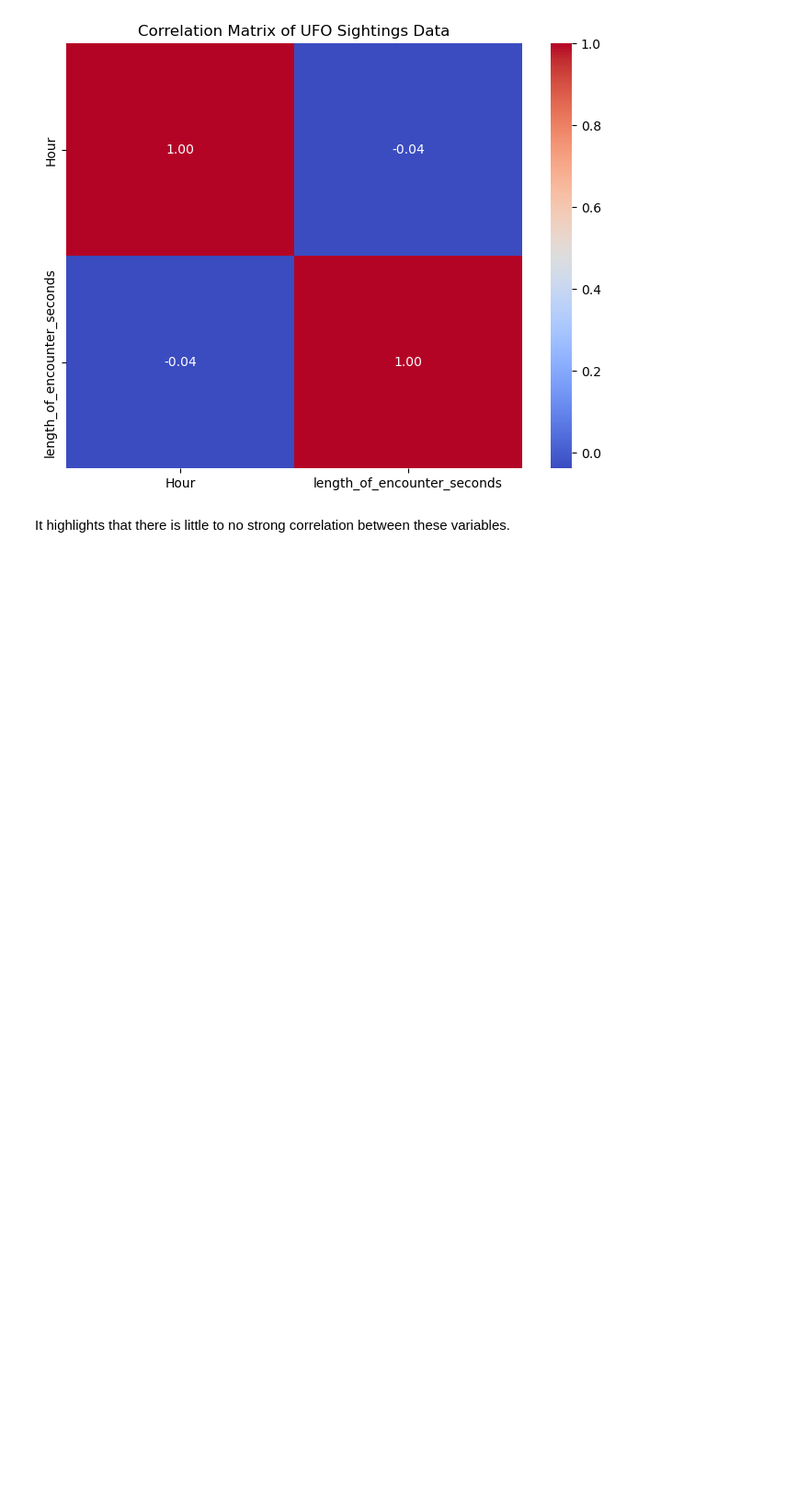
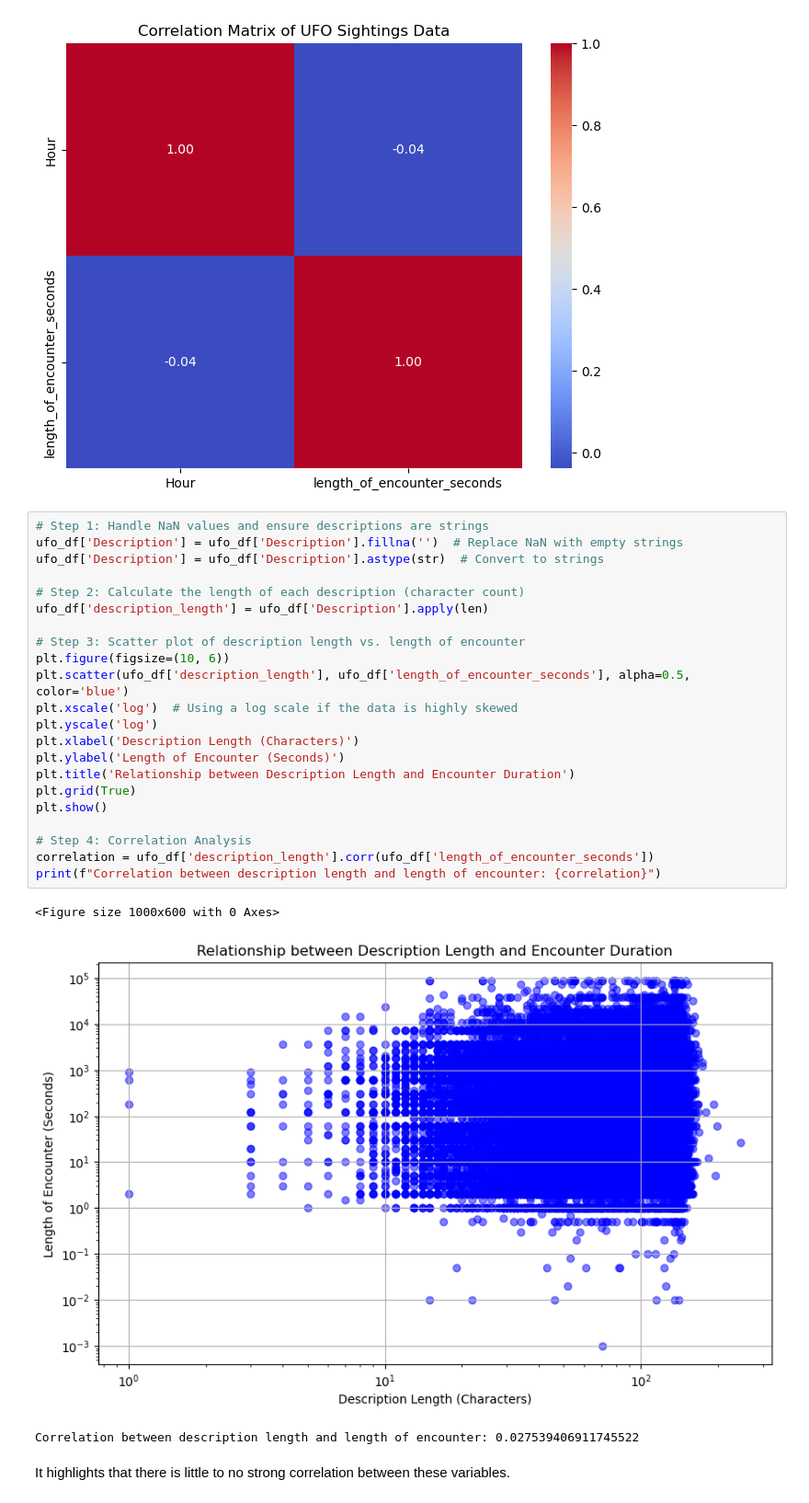
Before and after one commit to quadrillionaiire/Phase-1-Project, a Jupyter notebook: notebooks/clean_notebook.ipynb, the cells around one changed output. Shown at 92% size. Saved outputs shown, nothing was run; the diff lists cells and outputs as text; blank space fills up the shorter version.

```diff
--- a/notebooks/clean_notebook.ipynb
+++ b/notebooks/clean_notebook.ipynb
@@ -629,6 +688,32 @@ plt.title('Correlation Matrix of UFO Sightings Data')
 plt.show()
 # %% [output]
 [figure]
+# %%
+# Step 1: Handle NaN values and ensure descriptions are strings
+ufo_df['Description'] = ufo_df['Description'].fillna('')  # Replace NaN with empty strings
+ufo_df['Description'] = ufo_df['Description'].astype(str)  # Convert to strings
+
+# Step 2: Calculate the length of each description (character count)
+ufo_df['description_length'] = ufo_df['Description'].apply(len)
+
+# Step 3: Scatter plot of description length vs. length of encounter
+plt.figure(figsize=(10, 6))
+plt.scatter(ufo_df['description_length'], ufo_df['length_of_encounter_seconds'], alpha=0.5, color='blue')
+plt.xscale('log')  # Using a log scale if the data is highly skewed
+plt.yscale('log')
+plt.xlabel('Description Length (Characters)')
+plt.ylabel('Length of Encounter (Seconds)')
+plt.title('Relationship between Description Length and Encounter Duration')
+plt.grid(True)
+plt.show()
+
+# Step 4: Correlation Analysis
+correlation = ufo_df['description_length'].corr(ufo_df['length_of_encounter_seconds'])
+print(f"Correlation between description length and length of encounter: {correlation}")
+# %% [output]
+<Figure size 1000x600 with 0 Axes>
+[figure, added]
+Correlation between description length and length of encounter: 0.027539406911745522
 # %% [markdown]
 It highlights that there is little to no strong correlation between these variables.
 # %% [markdown]
```
Also changed, not shown: parts of 6 cells of this notebook.
